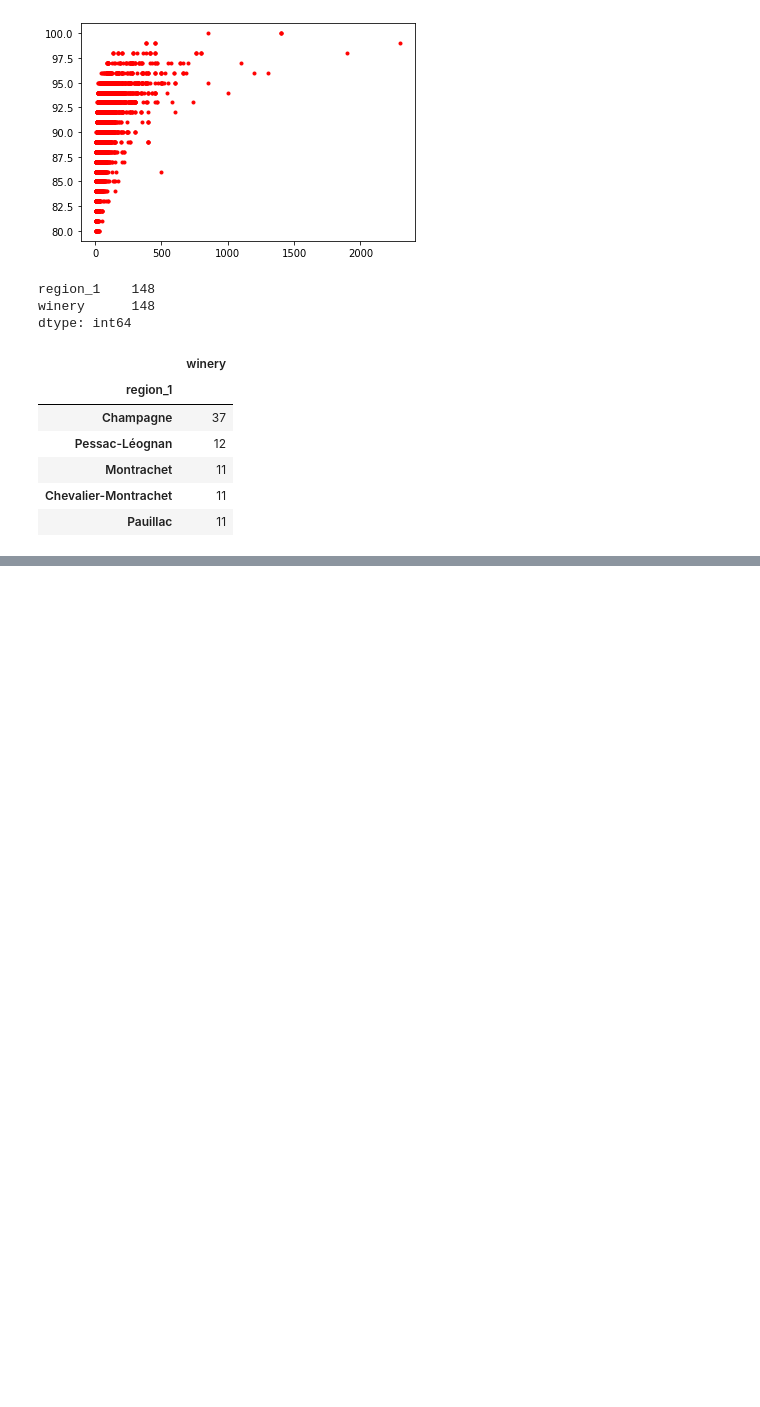
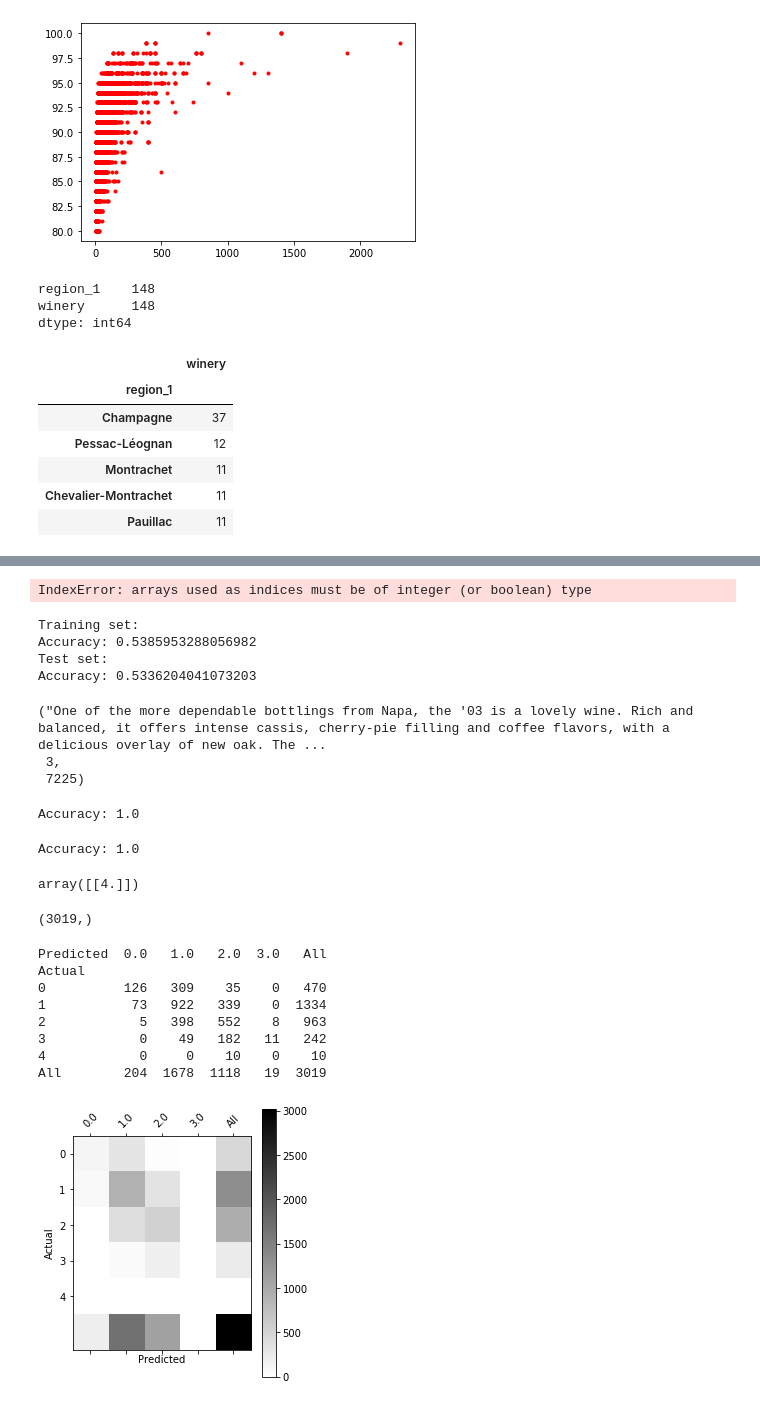
Before and after one commit to BenJMaurel/Wine_project, a Jupyter notebook: wine_project.ipynb, the cells around one changed output, grey strips where cells are left out. Drawn from its saved outputs; the diff is of its cells as text; code cells hidden in the pictures; blank space fills up the shorter version.

```diff
--- a/wine_project.ipynb
+++ b/wine_project.ipynb
@@ -132,0 +224,2 @@ dfr_max_winery.head()
+# %%
+word_to_index, index_to_word, word_to_vec_map = read_glove_vecs('glove.6B.50d.txt')
@@ -132,0 +337,15 @@ dfr_max_winery.head()
+# %%
+pred, W, b = model(X_train, Y_train, word_to_vec_map)
+print(pred)
+# %% [output]
+IndexError: arrays used as indices must be of integer (or boolean) type
+# %%
+print("Training set:")
+pred_train = predict(X_train, Y_train, W, b, word_to_vec_map)
+print('Test set:')
+pred_test = predict(X_test, Y_test, W, b, word_to_vec_map)
+# %% [output]
+Training set:
+Accuracy: 0.5385953288056982
+Test set:
+Accuracy: 0.5336204041073203
@@ -132,0 +355,23 @@ dfr_max_winery.head()
+# %%
+#Quelques test
+idx = rd.randint(0,len(X))
+X[idx],Y_corr[idx], idx
+# %% [output]
+("One of the more dependable bottlings from Napa, the '03 is a lovely wine. Rich and balanced, it offers intense cassis, cherry-pie filling and coffee flavors, with a delicious overlay of new oak. The ...
+ 3,
+ 7225)
+# %%
+X_my_sentences = np.array(["I love that wine, it is so tasteful. A great success to see in the future"])
+Y_my_labels = np.array([[3]])
+pred = predict(X_my_sentences, Y_my_labels , W, b, word_to_vec_map)
+pred
+# %% [output]
+Accuracy: 1.0
+# %%
+X_my_sentences = np.array(["I love that wine , it is so tasteful. A great success ! love love love love"])
+Y_my_labels = np.array([[4]])
+pred = predict(X_my_sentences, Y_my_labels , W, b, word_to_vec_map)
+pred
+# %% [output]
+Accuracy: 1.0
+array([[4.]])
@@ -132,0 +380,33 @@ dfr_max_winery.head()
+# %%
+def plot_confusion_matrix(y_actu, y_pred, title='Confusion matrix', cmap=plt.cm.gray_r):
+
+    df_confusion = pd.crosstab(y_actu, y_pred.reshape(y_pred.shape[0],), rownames=['Actual'], colnames=['Predicted'], margins=True)
+
+    df_conf_norm = df_confusion / df_confusion.sum(axis=1)
+
+    plt.matshow(df_confusion, cmap=cmap) # imshow
+    #plt.title(title)
+    plt.colorbar()
+    tick_marks = np.arange(len(df_confusion.columns))
+    plt.xticks(tick_marks, df_confusion.columns, rotation=45)
+    plt.yticks(tick_marks, df_confusion.index)
+    #plt.tight_layout()
+    plt.ylabel(df_confusion.index.name)
+    plt.xlabel(df_confusion.columns.name)
+# %%
+Y_test.shape
+# %% [output]
+(3019,)
+# %%
+print(pd.crosstab(Y_test, pred_test.reshape(3019,), rownames=['Actual'], colnames=['Predicted'], margins=True))
+plot_confusion_matrix(Y_test, pred_test)
+# %% [output]
+Predicted  0.0   1.0   2.0  3.0   All
+Actual
+0          126   309    35    0   470
+1           73   922   339    0  1334
+2            5   398   552    8   963
+3            0    49   182   11   242
+4            0     0    10    0    10
+All        204  1678  1118   19  3019
+[figure, added]
```
Also changed, not shown: parts of 32 cells of this notebook.
